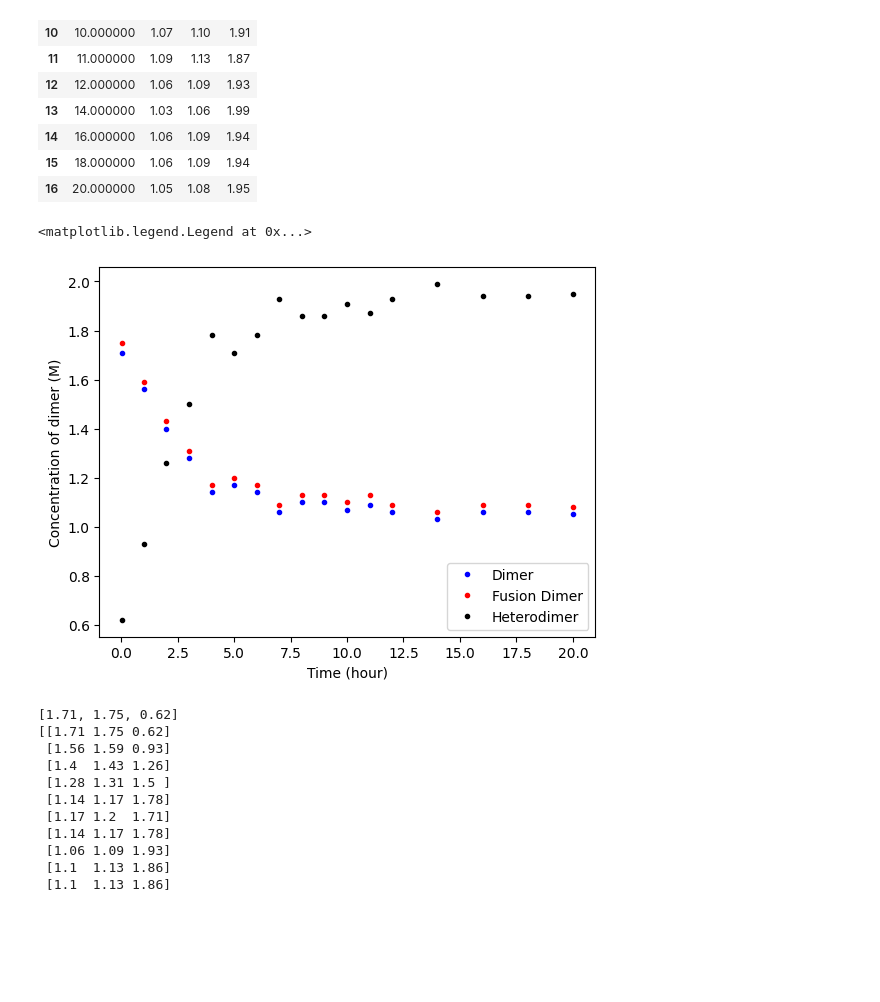
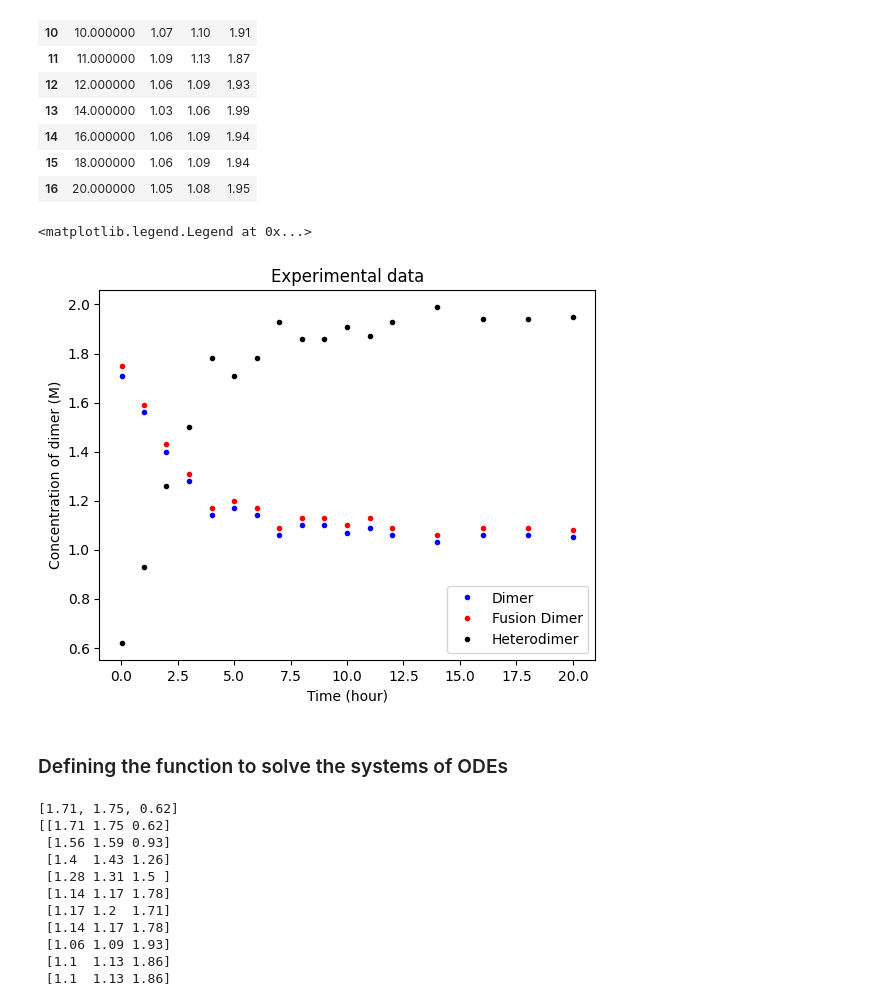
Before and after one commit to sht150/ChE-Math-Project-2, a Jupyter notebook: Project 2.ipynb, the cells around one changed output. Saved outputs shown, nothing was run; the diff lists cells and outputs as text; code cells hidden in the pictures; blank space fills up the shorter version.

```diff
--- a/Project 2.ipynb
+++ b/Project 2.ipynb
@@ -28,13 +102,16 @@ data
 # %%
 plt.plot(data["time (h)"],data["D11"], 'bo', markersize=3)
 plt.plot(data["time (h)"],data["D22"], 'ro', markersize=3)
 plt.plot(data["time (h)"],data["D12"], 'ko', markersize=3)
 plt.xlabel("Time (hour)")
 plt.ylabel("Concentration of dimer (M)")
+plt.title("Experimental data")
 plt.legend(tuple(['Dimer','Fusion Dimer' , 'Heterodimer']))
 # %% [output]
 <matplotlib.legend.Legend at 0x...>
-[figure, old version]
+[figure, new version]
+# %% [markdown]
+### Defining the function to solve the systems of ODEs
 # %%
 #Known values
 d11_o = 1.71 #M
```
Also changed, not shown: parts of 24 cells of this notebook.
